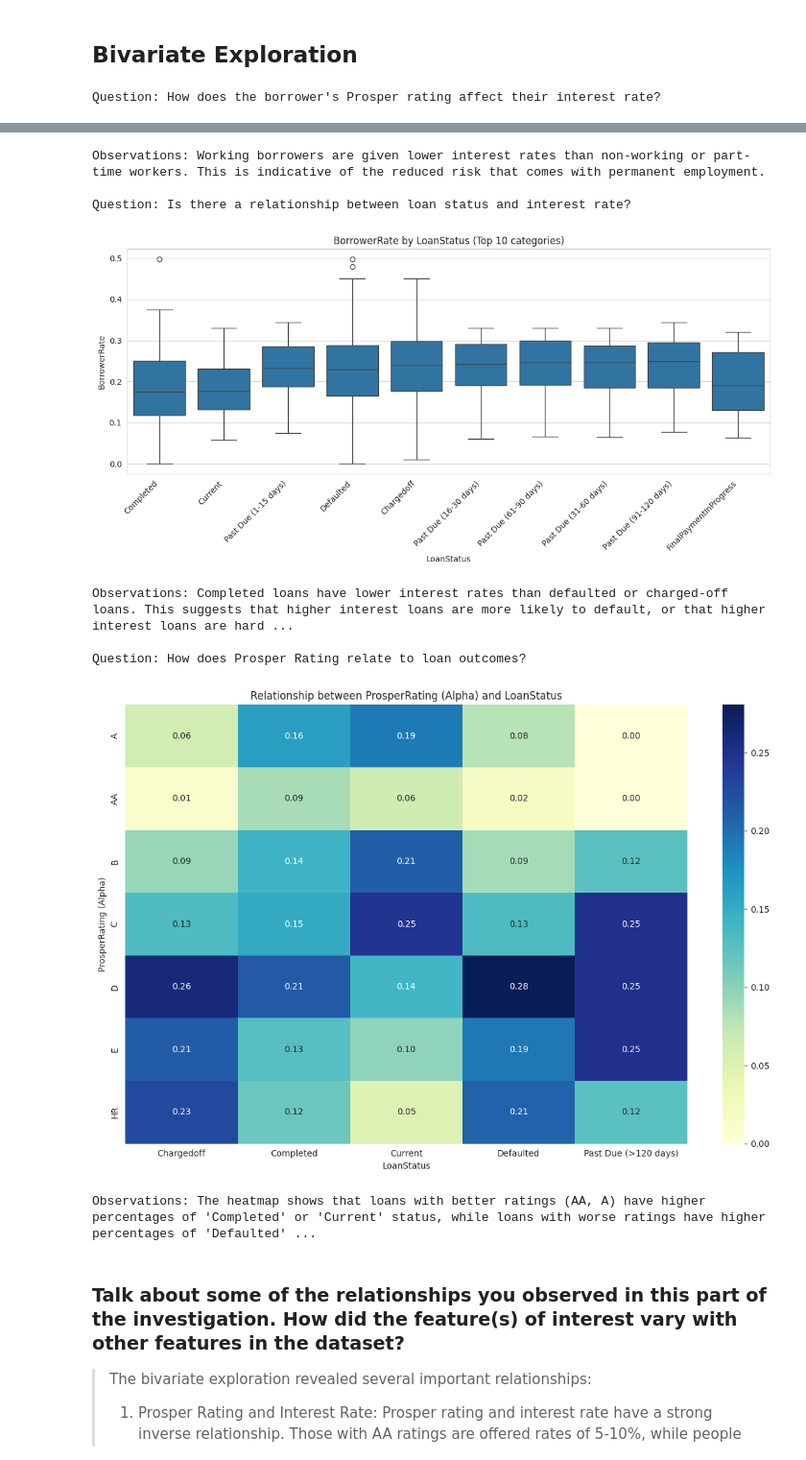
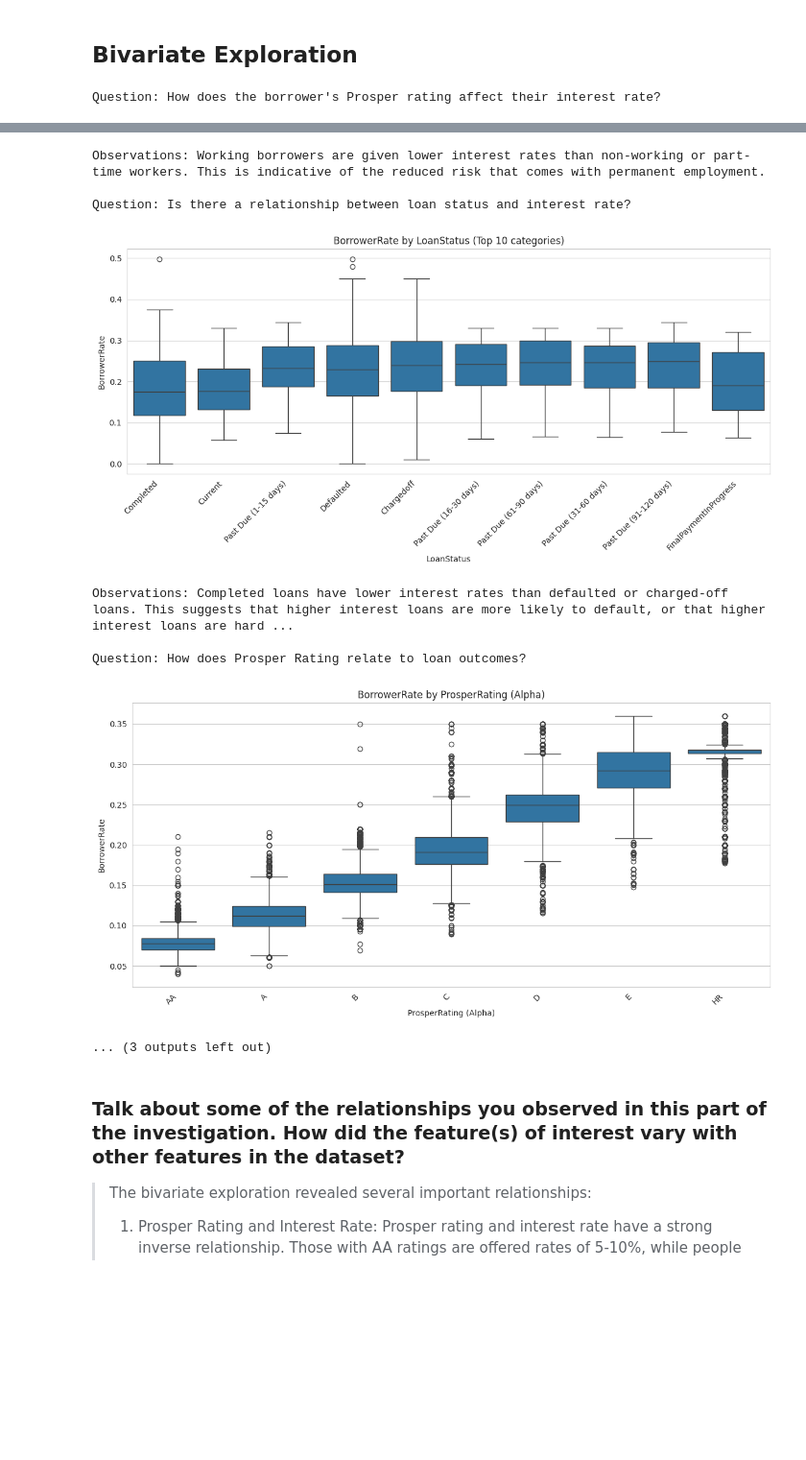
Before and after one commit to oYazan/CommunicateDataFinding, a Jupyter notebook: Part_I_exploration_template.ipynb, the cells around one changed output, grey strips where cells are left out. Shown at 96% size. Cells and saved outputs as stored; diff of their text form; code cells hidden in the pictures; blank space fills up the shorter version.

Commit message:
Update for order

```diff
--- a/Part_I_exploration_template.ipynb
+++ b/Part_I_exploration_template.ipynb
@@ -286,29 +323,42 @@ def plot_numeric_bivariate(data, x_col, y_col, figsize=(12, 6), sample=None):
     plt.tight_layout()
     plt.show()
 
-def plot_categorical_bivariate(data, cat_col, num_col, figsize=(12, 6), max_categories=10):
+def plot_categorical_bivariate(data, cat_col, num_col, figsize=(12, 6), max_categories=10, order=None):
+    plt.figure(figsize=figsize)
 
-    # Check if there are too many categories
-    if data[cat_col].nunique() > max_categories:
-        # Get the top categories by frequency
-        top_cats = data[cat_col].value_counts().nlargest(max_categories).index
-        data_subset = data[data[cat_col].isin(top_cats)].copy()
-        plt.figure(figsize=figsize)
-        sns.boxplot(data=data_subset, x=cat_col, y=num_col)
+    # Create a copy of the data and convert to categorical with specified order if provided
+    data_plot = data.copy()
+    if order is not None:
+        # Only use categories that exist in the data
+        valid_order = [cat for cat in order if cat in data_plot[cat_col].unique()]
+        data_plot[cat_col] = pd.Categorical(data_plot[cat_col], categories=valid_order, ordered=True)
+
+    # Check if there are too many categories and no order is specified
+    if data_plot[cat_col].nunique() > max_categories and order is None:
+        top_cats = data_plot[cat_col].value_counts().nlargest(max_categories).index
+        data_plot = data_plot[data_plot[cat_col].isin(top_cats)]
         plt.title(f'{num_col} by {cat_col} (Top {max_categories} categories)')
     else:
-        plt.figure(figsize=figsize)
-        sns.boxplot(data=data, x=cat_col, y=num_col)
         plt.title(f'{num_col} by {cat_col}')
 
+    # Create the boxplot
+    sns.boxplot(data=data_plot, x=cat_col, y=num_col)
     plt.xticks(rotation=45, ha='right')
     plt.tight_layout()
     plt.show()
 
-def plot_heatmap(data, col1, col2, figsize=(12, 8)):
+def plot_heatmap(data, col1, col2, figsize=(12, 8), order1=None, order2=None):
+    # Create a copy and convert to categorical with specified orders if provided
+    data_plot = data.copy()
+    if order1 is not None:
+        valid_order1 = [cat for cat in order1 if cat in data_plot[col1].unique()]
+        data_plot[col1] = pd.Categorical(data_plot[col1], categories=valid_order1, ordered=True)
+    if order2 is not None:
+        valid_order2 = [cat for cat in order2 if cat in data_plot[col2].unique()]
+        data_plot[col2] = pd.Categorical(data_plot[col2], categories=valid_order2, ordered=True)
 
-    # Create a cross-tabulation of the two columns
-    crosstab = pd.crosstab(data[col1], data[col2], normalize='columns')
+    # Create the crosstab
+    crosstab = pd.crosstab(data_plot[col1], data_plot[col2], normalize='columns')
 
     plt.figure(figsize=figsize)
     sns.heatmap(crosstab, annot=True, cmap='YlGnBu', fmt='.2f')
@@ -342,38 +392,58 @@ print("\nQuestion: Is there a relationship between loan status and interest rate
 plot_categorical_bivariate(df, 'LoanStatus', 'BorrowerRate')
 print("Observations: Completed loans have lower interest rates than defaulted or charged-off loans. This suggests that higher interest loans are more likely to default, or that higher interest loans are harder for borrowers to pay off successfully.")
 
 # 6. Relationship between ProsperRating and LoanStatus using heatmap
 print("\nQuestion: How does Prosper Rating relate to loan outcomes?")
 if 'ProsperRating (Alpha)' in df.columns:
-    # Filter to remove NAs and focus on key loan statuses for clearer visualization
-    key_statuses = ['Completed', 'Current', 'Defaulted', 'Chargedoff', 'Past Due (>120 days)']
+    # When examining ProsperRating and BorrowerRate
+    prosper_rating_order = ['AA', 'A', 'B', 'C', 'D', 'E', 'HR']
+    plot_categorical_bivariate(df, 'ProsperRating (Alpha)', 'BorrowerRate', order=prosper_rating_order)
+
+    # When examining LoanStatus and BorrowerRate
+    loan_status_order = [
+        'Current',
+        'Completed',
+        'FinalPaymentInProgress',
+        'Past Due (1-15 days)',
+        'Past Due (16-30 days)',
+        'Past Due (31-60 days)',
+        'Past Due (61-90 days)',
+        'Past Due (91-120 days)',
+        'Past Due (>120 days)',
+        'Chargedoff',
+        'Defaulted'
+    ]
+    plot_categorical_bivariate(df, 'LoanStatus', 'BorrowerRate', order=loan_status_order)
+
+    # For the heatmap between ProsperRating and LoanStatus
+    key_statuses = [status for status in loan_status_order if status in df['LoanStatus'].unique()]
     heatmap_data = df[df['LoanStatus'].isin(key_statuses)].dropna(subset=['ProsperRating (Alpha)'])
-    plot_heatmap(heatmap_data, 'ProsperRating (Alpha)', 'LoanStatus')
+    plot_heatmap(heatmap_data, 'ProsperRating (Alpha)', 'LoanStatus', order1=prosper_rating_order, order2=key_statuses)
     print("Observations: The heatmap shows that loans with better ratings (AA, A) have higher percentages of 'Completed' or 'Current' status, while loans with worse ratings have higher percentages of 'Defaulted' or 'Charged Off' status. This validates Prosper's rating system as a loan performance predictor.")
 # %% [output]
 Question: How does the borrower's Prosper rating affect their interest rate?
 [figure]
 Observations: There is a clear inverse relationship between Prosper rating and interest rate. Higher-rated borrowers (AA, A) are charged significantly lower interest rates compared to lower-rated borr ...
 
 Question: Is there a relationship between loan amount and interest rate?
 [figure]
 Observations: There is a very poor negative correlation between loan size and interest rate - bigger loans have slightly lower interest rates. The relationship is not very strong, however, because the ...
 
 Question: How does loan term affect the interest rate?
 [figure]
 Observations: More long term loans carry higher average interest rates. This is economically rational since more long term loans tend to carry greater risk for lenders.
 
 Question: How does employment status affect interest rates?
 [figure]
 Observations: Working borrowers are given lower interest rates than non-working or part-time workers. This is indicative of the reduced risk that comes with permanent employment.
 
 Question: Is there a relationship between loan status and interest rate?
 [figure]
 Observations: Completed loans have lower interest rates than defaulted or charged-off loans. This suggests that higher interest loans are more likely to default, or that higher interest loans are hard ...
 
 Question: How does Prosper Rating relate to loan outcomes?
-[figure, old version]
+[figure, new version]
-Observations: The heatmap shows that loans with better ratings (AA, A) have higher percentages of 'Completed' or 'Current' status, while loans with worse ratings have higher percentages of 'Defaulted' ...
+... (3 outputs left out)
 # %% [markdown]
 ### Talk about some of the relationships you observed in this part of the investigation. How did the feature(s) of interest vary with other features in the dataset?
 
```
Also changed, not shown: parts of 2 cells of this notebook, 3 other files.
